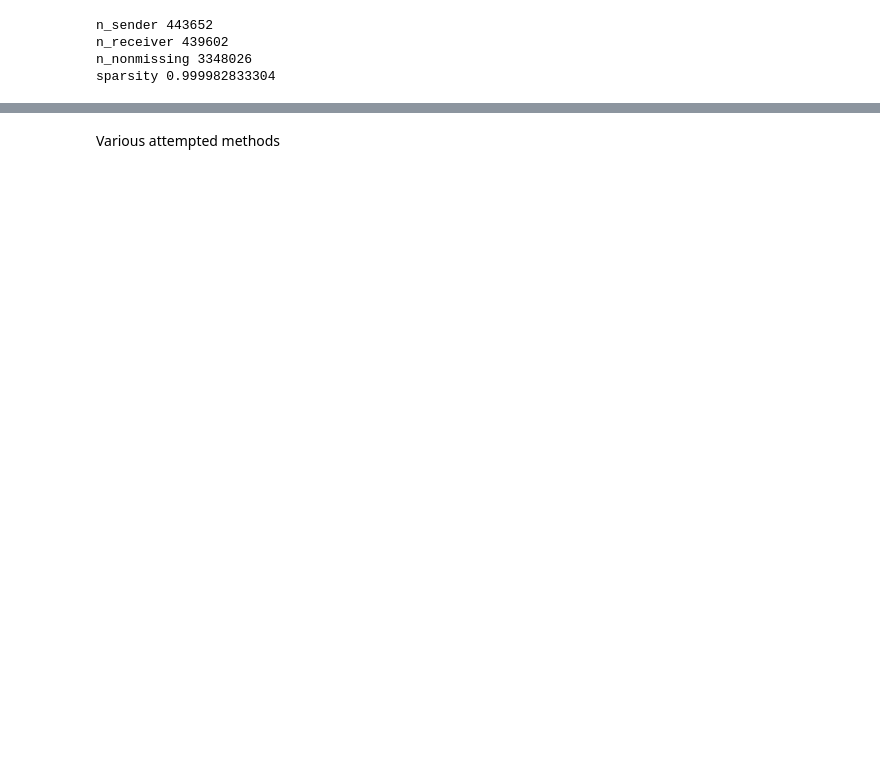
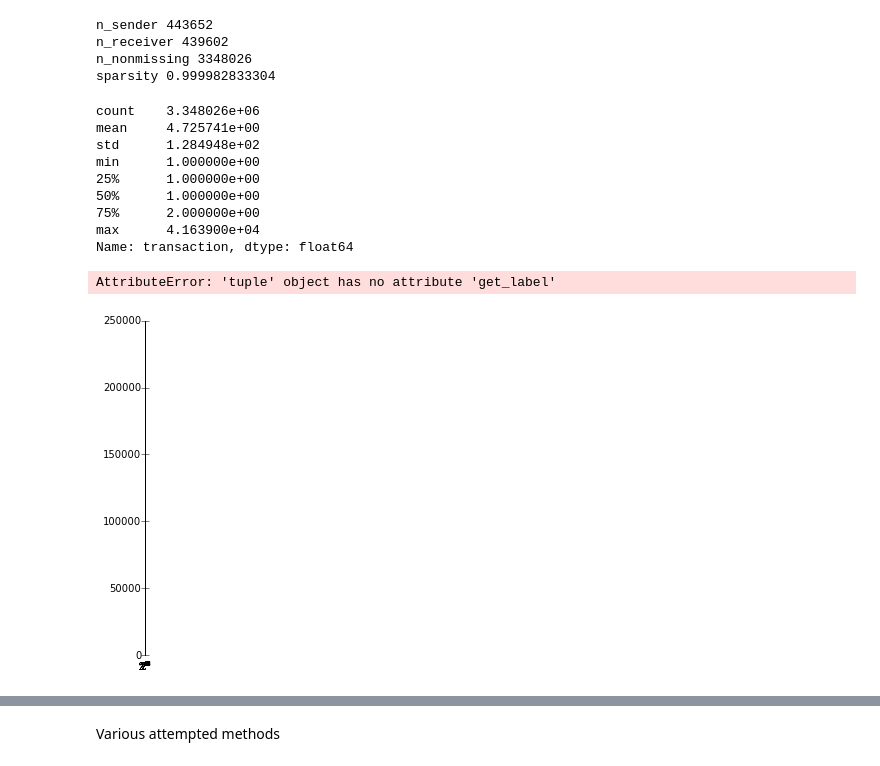
Before and after one commit to PrincetonUniversity/blockchain-detect, a Jupyter notebook: vyf_wmcleve_hw3.ipynb, the cells around one changed output, grey strips where cells are left out. Cells and saved outputs as stored; diff of their text form; code cells hidden in the pictures; blank space fills up the shorter version.

```diff
--- a/vyf_wmcleve_hw3.ipynb
+++ b/vyf_wmcleve_hw3.ipynb
@@ -99,0 +112,36 @@ sparsity 0.999982833304
+# %%
+# Direction of edges is sender -> receiver
+send_distribution = pd.Series(np.squeeze(np.asarray(train_csr.sum(0))))
+recv_distribution = pd.Series(np.squeeze(np.asarray(train_csc.sum(0))))
+title = 'outdegree/indegree distribution'
+xlb = 'directed edge count'
+ylb = 'frequency'
+
+print(series.describe())
+
+# http://stackoverflow.com/questions/7694298/how-to-make-a-log-log-histogram-in-python
+bins = range(max(maxlgbin(x) for x in (send_distribution, recv_distribution)))
+plt.figure(figsize=(9,6))
+plt.axes().set_aspect(9/6)
+plt.xticks(bins, [r'$2^{{{}}}$'.format(i) for i in bins])
+send = plt.hist(send_distribution.apply(np.log2), bins=bins, label='out', alpha=0.75)
+recv = plt.hist(recv_distribution.apply(np.log2), bins=bins, label='in', alpha=0.65)
+plt.legend(handles=[send,recv])
+plt.legend()#bbox_to_anchor=(1.05, 1), loc=2, borderaxespad=0.)
+plt.gca().set_yscale('log', basey=2)
+plt.title(title)
+plt.xlabel(xlb)
+plt.ylabel(ylb)
+plt.show()
+# %% [output]
+count    3.348026e+06
+mean     4.725741e+00
+std      1.284948e+02
+min      1.000000e+00
+25%      1.000000e+00
+50%      1.000000e+00
+75%      2.000000e+00
+max      4.163900e+04
+Name: transaction, dtype: float64
+AttributeError: 'tuple' object has no attribute 'get_label'
+[figure, added]
```
Also changed, not shown: parts of 5 cells of this notebook.
